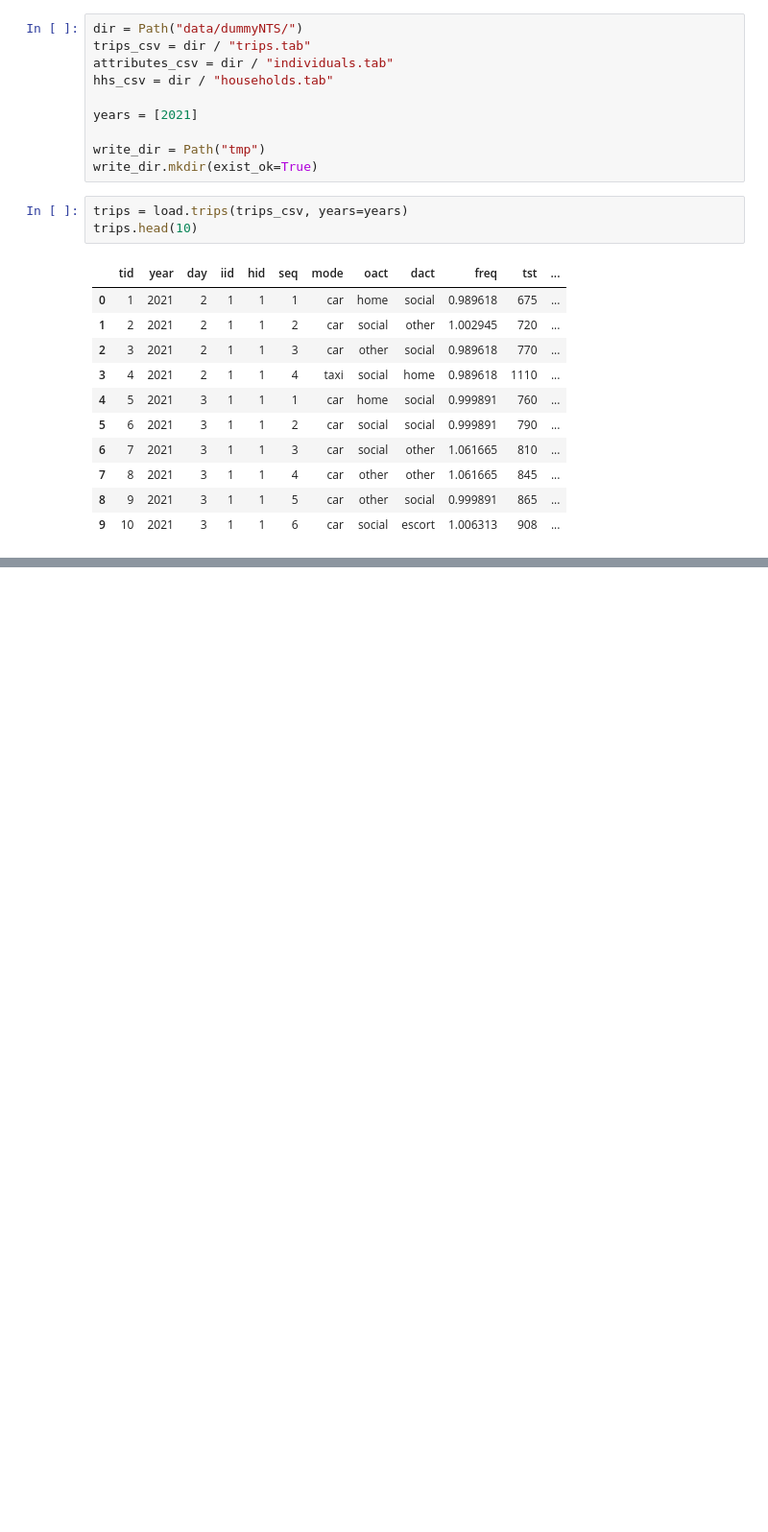
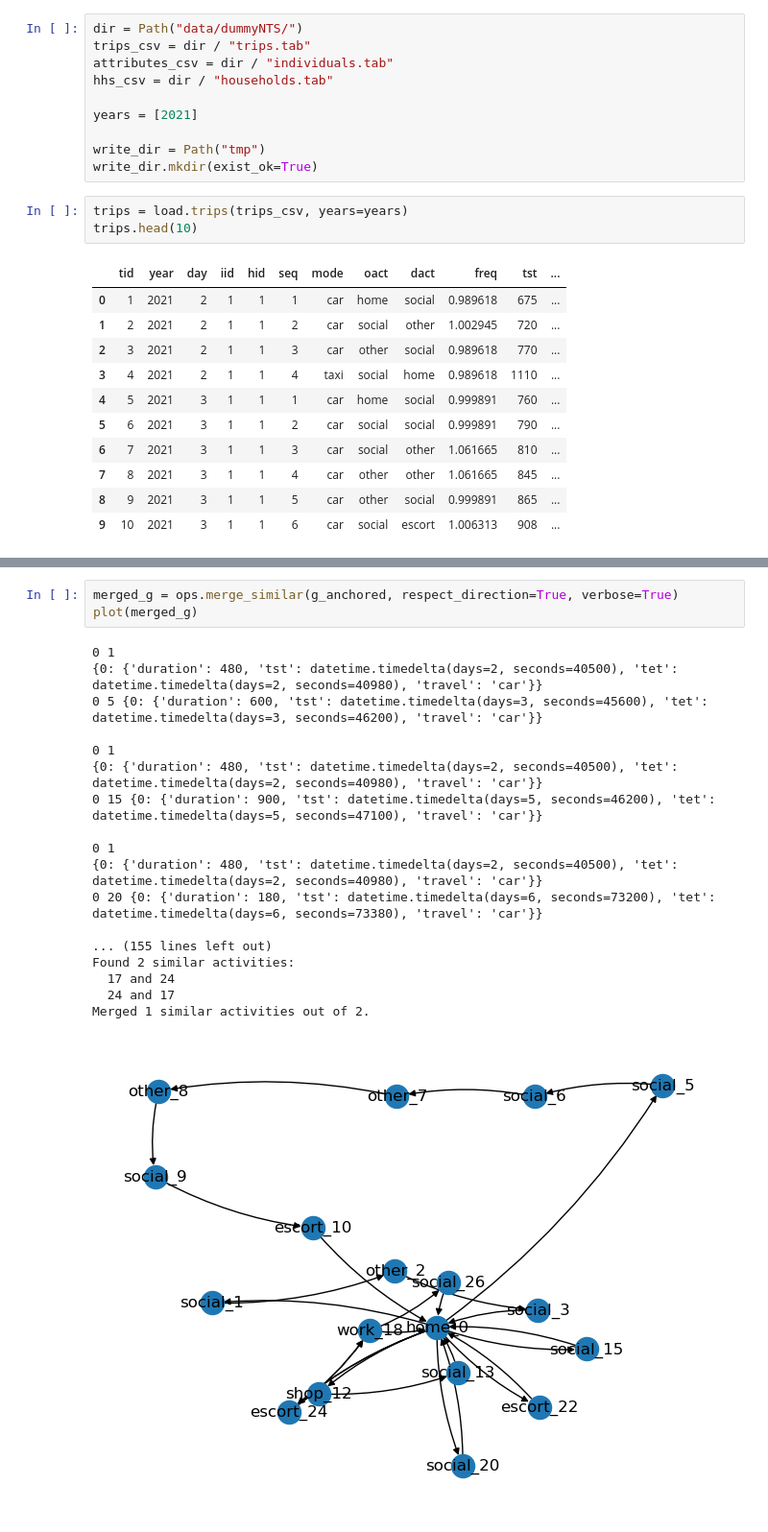
Before and after one commit to fredshone/ntsx, a Jupyter notebook: demo.ipynb, the cells around one changed output, grey strips where cells are left out. Shown at 96% size. Saved outputs shown, nothing was run; the diff lists cells and outputs as text; blank space fills up the shorter version.

```diff
--- a/demo.ipynb
+++ b/demo.ipynb
@@ -120,0 +50,22 @@ KeyError: 0
+# %%
+merged_g = ops.merge_similar(g_anchored, respect_direction=True, verbose=True)
+plot(merged_g)
+# %% [output]
+0 1
+{0: {'duration': 480, 'tst': datetime.timedelta(days=2, seconds=40500), 'tet': datetime.timedelta(days=2, seconds=40980), 'travel': 'car'}}
+0 5 {0: {'duration': 600, 'tst': datetime.timedelta(days=3, seconds=45600), 'tet': datetime.timedelta(days=3, seconds=46200), 'travel': 'car'}}
+
+0 1
+{0: {'duration': 480, 'tst': datetime.timedelta(days=2, seconds=40500), 'tet': datetime.timedelta(days=2, seconds=40980), 'travel': 'car'}}
+0 15 {0: {'duration': 900, 'tst': datetime.timedelta(days=5, seconds=46200), 'tet': datetime.timedelta(days=5, seconds=47100), 'travel': 'car'}}
+
+0 1
+{0: {'duration': 480, 'tst': datetime.timedelta(days=2, seconds=40500), 'tet': datetime.timedelta(days=2, seconds=40980), 'travel': 'car'}}
+0 20 {0: {'duration': 180, 'tst': datetime.timedelta(days=6, seconds=73200), 'tet': datetime.timedelta(days=6, seconds=73380), 'travel': 'car'}}
+
+... (155 lines left out)
+Found 2 similar activities:
+  17 and 24
+  24 and 17
+Merged 1 similar activities out of 2.
+[figure, added]
```
Also changed, not shown: parts of 10 cells of this notebook, 2 other files.
